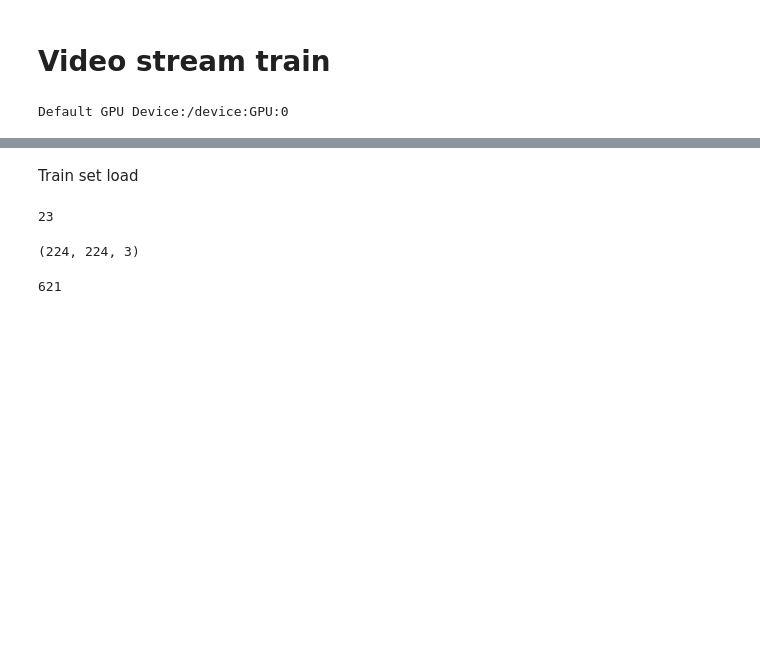
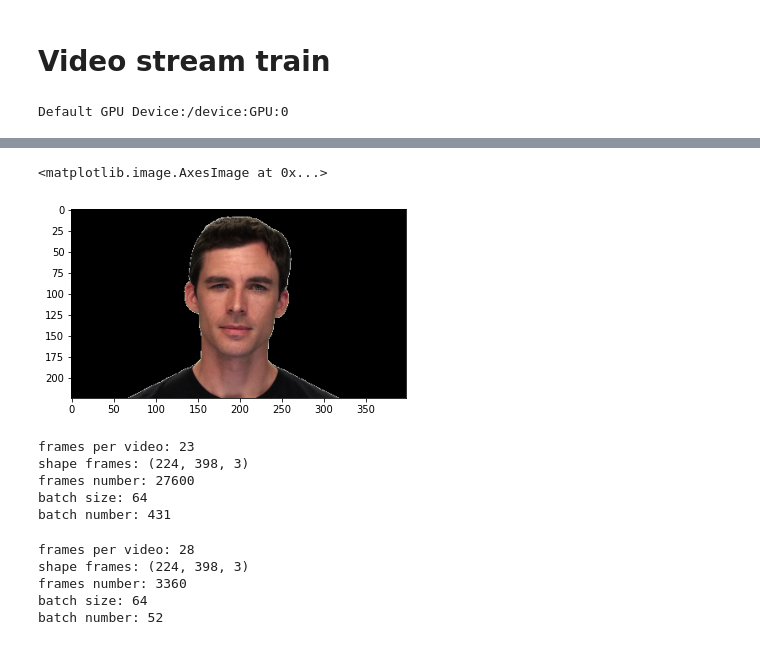
Before and after one commit to gianscuri/Emotion-Recognition_SER-FER_RAVDESS, a Jupyter notebook: video_stream_train.ipynb, the cells around one changed output, grey strips where cells are left out. Saved outputs shown, nothing was run; the diff lists cells and outputs as text; code cells hidden in the pictures; blank space fills up the shorter version.

```diff
--- a/video_stream_train.ipynb
+++ b/video_stream_train.ipynb
@@ -37,16 +52,34 @@ num_frames_desired = 23     #number of frames per clip in order to have balanced
-# %% [markdown]
-Train set load
-# %%
-filenames = []
-for (dirpath, dirnames, fn) in os.walk(path):
-    if fn != []:
-        if 'Actor_23' not in dirpath and 'Actor_24' not in dirpath:
-            o = [fn[0].split('-')[2]] * len(fn)
-            filenames.append(list(zip(fn, o)))
-# %%
-min([len(elem) for elem in filenames])
-# %% [output]
-23
+# %%
+filenames_train = [] # train
+filenames_val = [] # validation
+
+for (dirpath, dirnames, fn) in os.walk(dataset_path):
+    if fn != []:
+        if any(act in dirpath for act in (test_actors+val_actors))==False:  # select only train actors
+            path = [os.path.join(dirpath, elem) for elem in fn]
+            label = [int(fn[0].split('-')[2]) - 1] * len(fn)
+            filenames_train.append(list(zip(path, label)))
+        if any(act in dirpath for act in val_actors):                       # select only validation actors
+            path = [os.path.join(dirpath, elem) for elem in fn]
+            label = [int(fn[0].split('-')[2]) - 1] * len(fn)
+            filenames_val.append(list(zip(path, label)))
+# %%
+image = tf.io.read_file(filenames_train[0][0][0])
+image = tf.image.decode_jpeg(image, channels=3)
+image = tf.image.convert_image_dtype(image, dtype=tf.float16)
+image = tf.image.resize(image, [height_orig, width_orig])
+
+image = image.numpy()
+for i, elem in enumerate(image):
+    for j, val in enumerate(elem):
+        if np.sum(val) > 2.7:
+            image[i][j] = np.array([0, 0, 0])
+image = tf.convert_to_tensor(image)
+
+plt.imshow(image)
+# %% [output]
+<matplotlib.image.AxesImage at 0x...>
+[figure, added]
 # %%
 def sampling(list, num_frames_desired):
     tot = []
@@ -72,23 +131,16 @@ def configure_for_performance(ds):
 # %%
-filenames_sampled = sampling(filenames, num_frames_desired)
-
-random.shuffle(filenames_sampled)
-
-zipped = [list(t) for t in zip(*filenames_sampled)]
-
-filenames = zipped[0]
-labels = zipped[1]
-
-filenames_ds = tf.data.Dataset.from_tensor_slices(filenames)
-images_ds = filenames_ds.map(parse_image, num_parallel_calls=tf.data.experimental.AUTOTUNE)
-labels_ds = tf.data.Dataset.from_tensor_slices(labels)
-ds = tf.data.Dataset.zip((images_ds, labels_ds))
-val_ds = configure_for_performance(ds)
+train_ds, step_per_epoch_train = load_dataset(filenames_train, batch_size)
 # %% [output]
-(224, 224, 3)
+frames per video: 23
+shape frames: (224, 398, 3)
+frames number: 27600
+batch size: 64
+batch number: 431
-# %%
-frame_number_train = len(filenames)
-step_per_epoch_train = frame_number_train // batch_size
-print(step_per_epoch_train)
-# %% [output]
-621
+# %%
+val_ds, step_per_epoch_val = load_dataset(filenames_val, batch_size)
+# %% [output]
+frames per video: 28
+shape frames: (224, 398, 3)
+frames number: 3360
+batch size: 64
+batch number: 52
```
Also changed, not shown: parts of 20 cells of this notebook.
